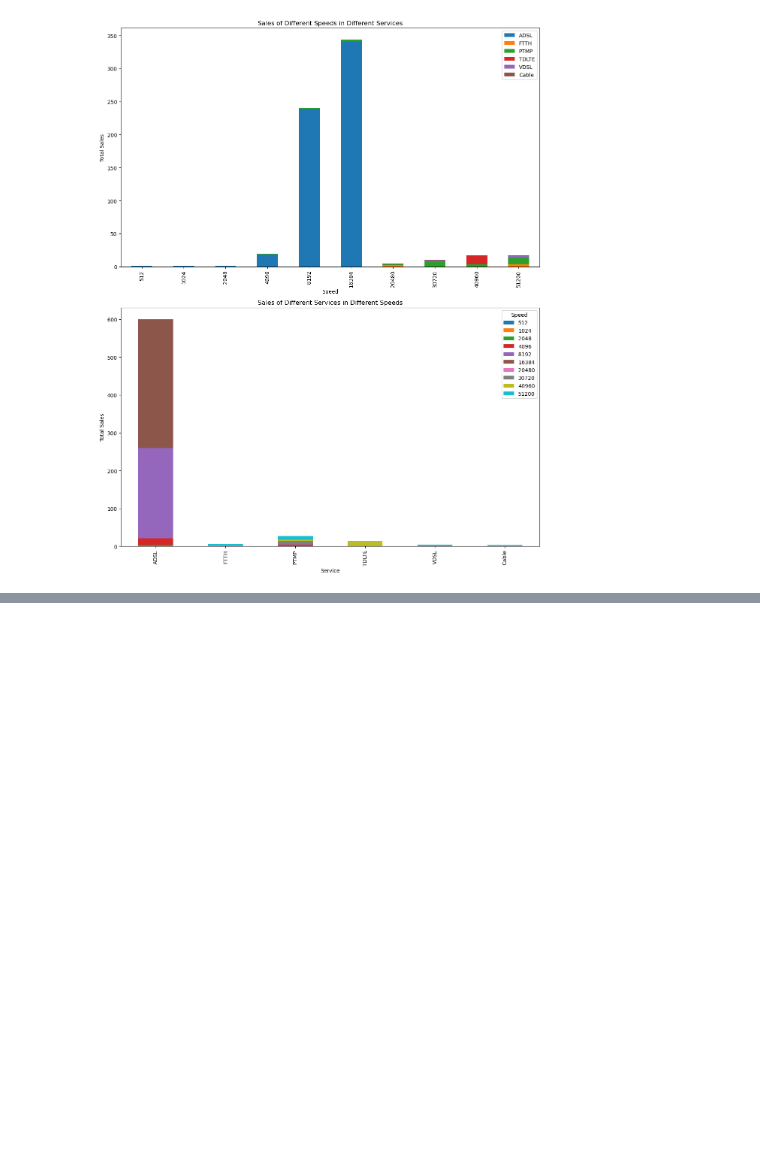
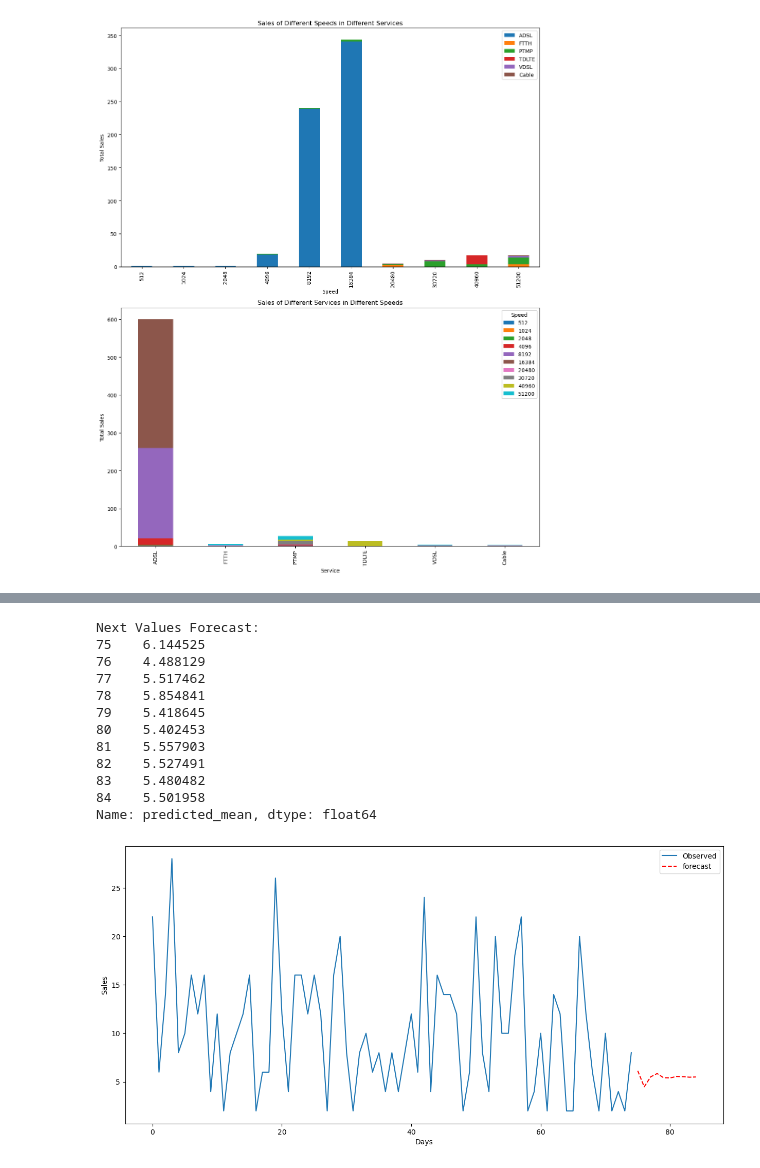
Before and after one commit to mr-robot77/Sales-Data-Analysis, a Jupyter notebook: NetSales Visualization and Connector.ipynb, the cells around one changed output, grey strips where cells are left out. Cells and saved outputs as stored; diff of their text form; code cells hidden in the pictures; blank space fills up the shorter version.

```diff
--- a/NetSales Visualization and Connector.ipynb
+++ b/NetSales Visualization and Connector.ipynb
@@ -200,0 +454,48 @@ plt.show()
+# %%
+import pandas as pd
+import numpy as np
+import matplotlib.pyplot as plt
+from statsmodels.tsa.arima.model import ARIMA
+
+# Sales Data
+datas = df['Product']
+sales_series = pd.Series(df['Product'])
+
+# ARIMA (p, d, q)
+p, d, q = 2, 1, 1
+
+# Building ARIMA Model
+model = ARIMA(sales_series, order=(p, d, q))
+
+# Model Fitting to Data
+model_fit = model.fit()
+
+# Predict Next 10 Days Sales Values
+forecast_steps = 10
+forecast_values = model_fit.forecast(steps=forecast_steps)
+
+# Print Predicted Values
+print("Next Values Forecast:")
+print(forecast_values)
+
+# Plot Predicted Values
+plt.plot(sales_series, label='Observed')
+plt.plot(range(len(datas), len(datas) + forecast_steps), forecast_values, 'r--', label='forecast')
+plt.legend()
+plt.xlabel('Days')
+plt.ylabel('Sales')
+plt.show()
+# %% [output]
+Next Values Forecast:
+75    6.144525
+76    4.488129
+77    5.517462
+78    5.854841
+79    5.418645
+80    5.402453
+81    5.557903
+82    5.527491
+83    5.480482
+84    5.501958
+Name: predicted_mean, dtype: float64
+[figure, added]
```
Also changed, not shown: parts of 36 cells of this notebook.
